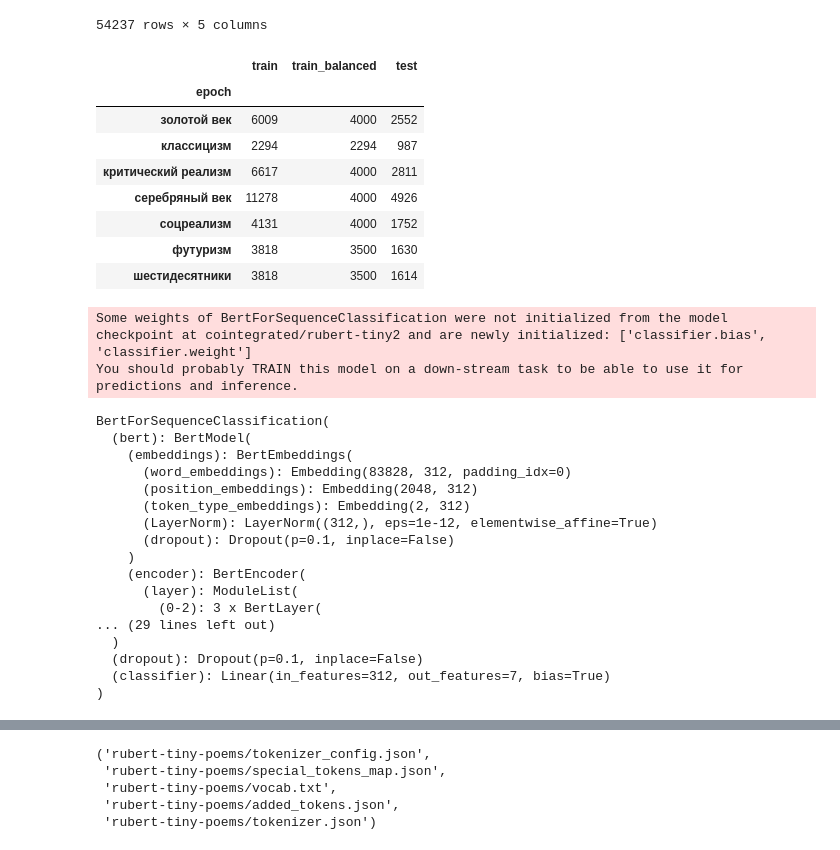
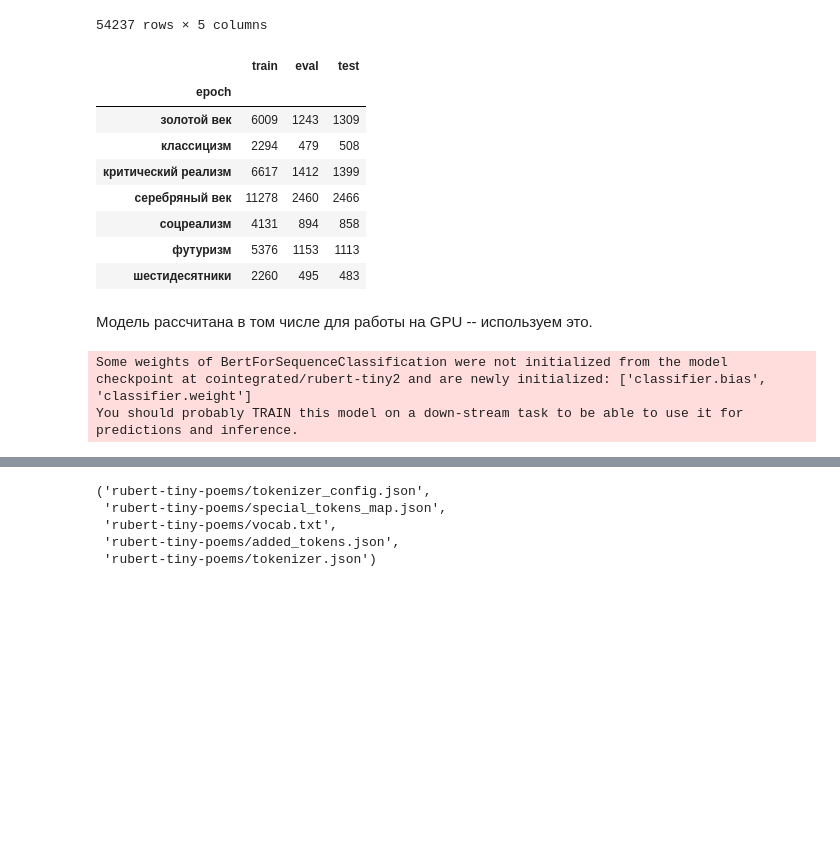
Before and after one commit to ponomarevandr/russian_poems_classification, a Jupyter notebook: sources/training_rubert.ipynb, the cells around one changed output, grey strips where cells are left out. Saved outputs shown, nothing was run; the diff lists cells and outputs as text; code cells hidden in the pictures; blank space fills up the shorter version.

```diff
--- a/sources/training_rubert.ipynb
+++ b/sources/training_rubert.ipynb
@@ -54,4 +64,5 @@ df_poems
 54237 rows × 5 columns
 # %%
 np.random.seed(101)
-df_train, df_test = model_selection.train_test_split(df_poems, test_size=0.3)
+df_train, df_eval_test = model_selection.train_test_split(df_poems, test_size=0.3)
+df_eval, df_test = model_selection.train_test_split(df_eval_test, test_size=0.5)
@@ -69,20 +69,20 @@ df_train_balanced = utils.shuffle(df_train_balanced)
 # %%
 df_labels = pd.concat([
     df_train.groupby('epoch').size(),
-    df_train_balanced.groupby('epoch').size(),
-    df_test.groupby('epoch').size(),
+    df_eval.groupby('epoch').size(),
+    df_test.groupby('epoch').size()
 ], axis=1)
-df_labels.columns = ['train', 'train_balanced', 'test']
+df_labels.columns = ['train', 'eval', 'test']
 df_labels
 # %% [output]
-|  | train | train_balanced | test |
+|  | train | eval | test |
 | epoch |  |  |  |
-| золотой век | 6009 | 4000 | 2552 |
-| классицизм | 2294 | 2294 | 987 |
-| критический реализм | 6617 | 4000 | 2811 |
-| серебряный век | 11278 | 4000 | 4926 |
-| соцреализм | 4131 | 4000 | 1752 |
-| футуризм | 3818 | 3500 | 1630 |
-| шестидесятники | 3818 | 3500 | 1614 |
+| золотой век | 6009 | 1243 | 1309 |
+| классицизм | 2294 | 479 | 508 |
+| критический реализм | 6617 | 1412 | 1399 |
+| серебряный век | 11278 | 2460 | 2466 |
+| соцреализм | 4131 | 894 | 858 |
+| футуризм | 5376 | 1153 | 1113 |
+| шестидесятники | 2260 | 495 | 483 |
 # %%
 datasets = DatasetDict({
@@ -105,3 +123,17 @@ label_encoder = LabelEncoder(df_poems['epoch'].unique())
+# %% [markdown]
+Модель рассчитана в том числе для работы на GPU -- используем это.
+# %%
+torch.manual_seed(1234)
+tokenizer = AutoTokenizer.from_pretrained("cointegrated/rubert-tiny2")
+model = AutoModelForSequenceClassification.from_pretrained(
+    "cointegrated/rubert-tiny2",
+    num_labels=7
+)
+if torch.cuda.is_available():
+    model.cuda()
+# %% [output]
+Some weights of BertForSequenceClassification were not initialized from the model checkpoint at cointegrated/rubert-tiny2 and are newly initialized: ['classifier.bias', 'classifier.weight']
+You should probably TRAIN this model on a down-stream task to be able to use it for predictions and inference.
 # %%
 datasets_tokenized = datasets.map(
     lambda x: tokenizer(x['text'], truncation=True),
@@ -112,30 +144,6 @@ datasets_tokenized = datasets.map(
     batched=True,
     remove_columns=['epoch']
 )
-# %%
-tokenizer = AutoTokenizer.from_pretrained("cointegrated/rubert-tiny2")
-model = AutoModelForSequenceClassification.from_pretrained("cointegrated/rubert-tiny2", num_labels=7)
-model.cuda()  # uncomment it if you have a GPU
-# %% [output]
-Some weights of BertForSequenceClassification were not initialized from the model checkpoint at cointegrated/rubert-tiny2 and are newly initialized: ['classifier.bias', 'classifier.weight']
-You should probably TRAIN this model on a down-stream task to be able to use it for predictions and inference.
-BertForSequenceClassification(
-  (bert): BertModel(
-    (embeddings): BertEmbeddings(
-      (word_embeddings): Embedding(83828, 312, padding_idx=0)
-      (position_embeddings): Embedding(2048, 312)
-      (token_type_embeddings): Embedding(2, 312)
-      (LayerNorm): LayerNorm((312,), eps=1e-12, elementwise_affine=True)
-      (dropout): Dropout(p=0.1, inplace=False)
-    )
-    (encoder): BertEncoder(
-      (layer): ModuleList(
-        (0-2): 3 x BertLayer(
-... (29 lines left out)
-  )
-  (dropout): Dropout(p=0.1, inplace=False)
-  (classifier): Linear(in_features=312, out_features=7, bias=True)
-)
 # %%
 def evaluate_model(model, dev_dataloader, verbose=False, labels=None):
     facts, preds = predict_with_model(model, dev_dataloader)
```
Also changed, not shown: parts of 27 cells of this notebook, 1 other file.
